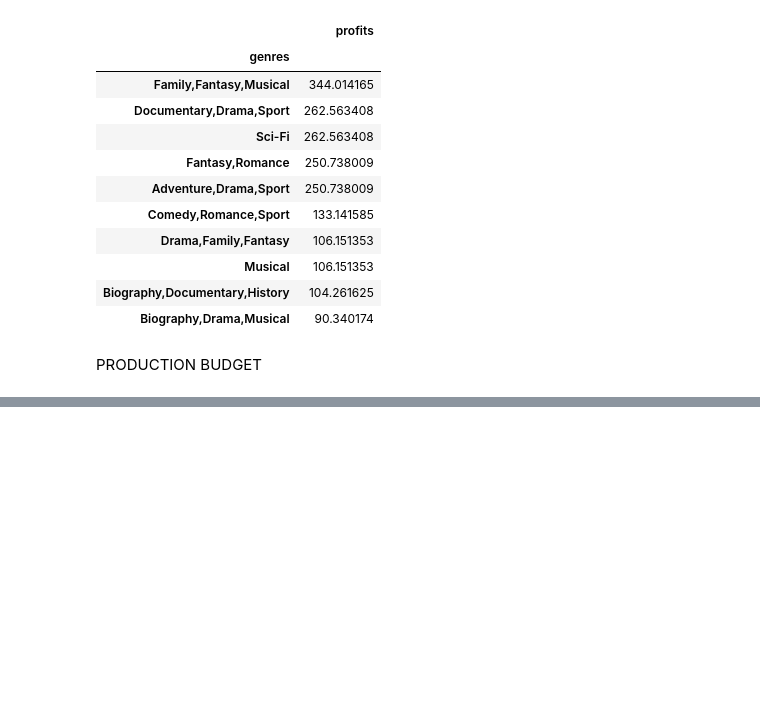
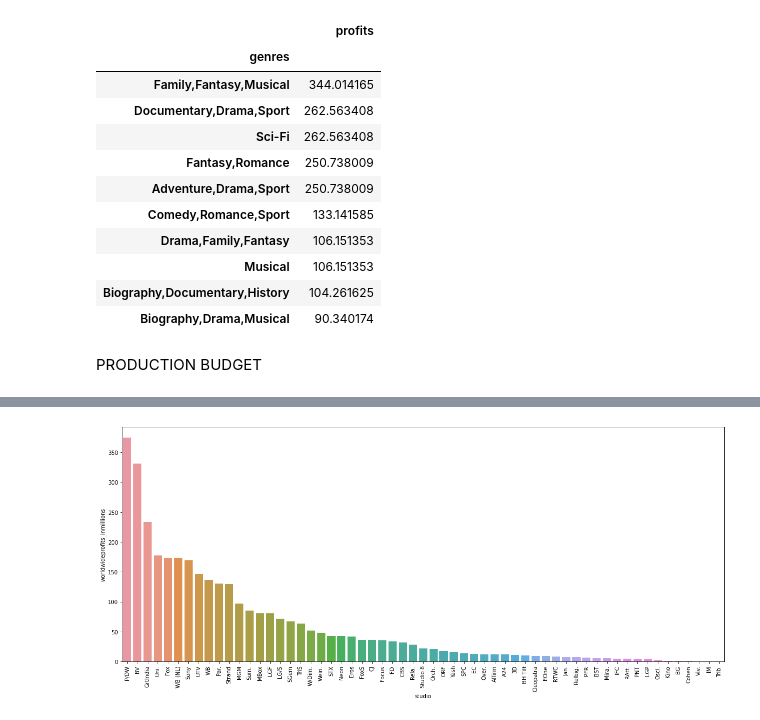
Before and after one commit to npagrawal/dsc-phase-1-project-v2-4, a Jupyter notebook: Phase1 Project Scratch.ipynb, the cells around one changed output, grey strips where cells are left out. Cells and saved outputs as stored; diff of their text form; code cells hidden in the pictures; blank space fills up the shorter version.

```diff
--- a/Phase1 Project Scratch.ipynb
+++ b/Phase1 Project Scratch.ipynb
@@ -570,0 +521,7 @@ movie_totals_clean
+# %%
+studios = studios.merge(movie_gross, left_on = "title", right_on = "movie")
+# %%
+studios = studios.drop(columns=["title", "domestic_gross", "foreign_gross", "year_x", "id", "release_date",
+                                "movie", "worldwidegross_inmillions", "domesticgross_inmillions",
+                               "productionbudget_inmillions", "year_y"]).dropna(subset=["studio"])
+studios
@@ -570,0 +555,4 @@ movie_totals_clean
+# %%
+studios_w=studios.dropna(subset=["worldwideprofits_inmillions"]).drop(columns=["domesticprofits_inmillions"])
+studios_w=studios_w.groupby("studio").mean().reset_index().sort_values(by=['worldwideprofits_inmillions'], ascending=False)
+studios_
@@ -570,0 +573,13 @@ movie_totals_clean
+# %%
+profitablestudios_w = studios_w.loc[studios_f["worldwideprofits_inmillions"]>0]
+# %%
+plt.figure(figsize=(20,8))
+sns.barplot(data=profitablestudios_w, x="studio", y="worldwideprofits_inmillions", ci=None)
+w.set(xlabel='Studio',
+       ylabel='Average Worldwide Profits In Millions',
+       title='Average Worldwide Profits by Studio')
+plt.xticks(rotation=90)
+
+plt.show()
+# %% [output]
+[figure, added]
```
Also changed, not shown: parts of 47 cells of this notebook, 3 other files.
